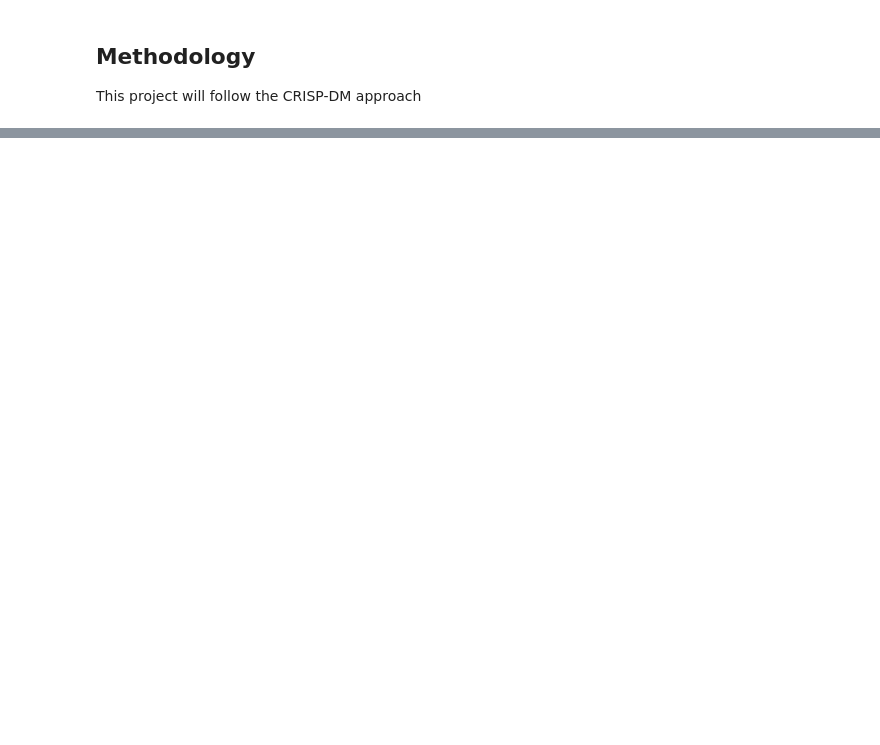
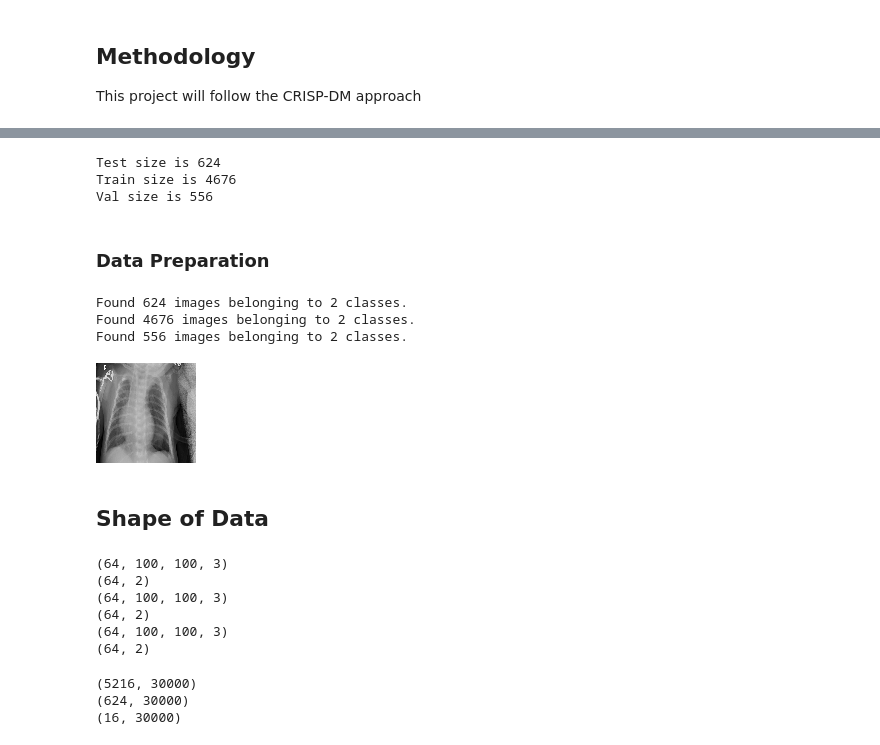
Before and after one commit to aggie2411/Detecting_Pneumonia, a Jupyter notebook: project.ipynb, the cells around one changed output, grey strips where cells are left out. Cells and saved outputs as stored; diff of their text form; code cells hidden in the pictures; blank space fills up the shorter version.

```diff
--- a/project.ipynb
+++ b/project.ipynb
@@ -19,0 +91,64 @@ The data was downloaded from [kaggle](https://www.kaggle.com/paultimothymooney/c
+# %%
+test_size = len(os.listdir(test_pneumonia))+len(os.listdir(test_normal))
+train_size = len(os.listdir(train_pneumonia))+len(os.listdir(train_normal))
+val_size = len(os.listdir(val_pneumonia))+len(os.listdir(val_normal))
+
+print('Test size is {}'.format(test_size))
+print('Train size is {}'.format(train_size))
+print('Val size is {}'.format(val_size))
+# %% [output]
+Test size is 624
+Train size is 4676
+Val size is 556
+# %% [markdown]
+### Data Preparation
+# %%
+generator = ImageDataGenerator(rescale=1.0/255.0)
+
+# Get all the data in the directory chest_xrays/test and resize
+test_gen = generator.flow_from_directory(
+        'chest_xray/test',
+        target_size=(100, 100),
+        batch_size=64)
+
+# Get all the data in the directory chest_xrays/train and resize
+train_gen = generator.flow_from_directory(
+        'chest_xray/train',
+        target_size=(100, 100),
+        batch_size=64)
+
+# create a validation dataset
+val_gen = generator.flow_from_directory(
+        'chest_xray/val',
+        target_size=(100, 100),
+        batch_size=64)
+# %% [output]
+Found 624 images belonging to 2 classes.
+Found 4676 images belonging to 2 classes.
+Found 556 images belonging to 2 classes.
+# %%
+# Create the datasets
+train_images, train_labels = next(train_gen)
+test_images, test_labels = next(test_gen)
+val_images, val_labels = next(val_gen)
+# %%
+# Create the datasets
+array_to_img(train_images[1])
+# %% [output]
+[figure, added]
+# %% [markdown]
+## Shape of Data
+# %%
+print(np.shape(train_images))
+print(np.shape(train_labels))
+print(np.shape(test_images))
+print(np.shape(test_labels))
+print(np.shape(val_images))
+print(np.shape(val_labels))
+# %% [output]
+(64, 100, 100, 3)
+(64, 2)
+(64, 100, 100, 3)
+(64, 2)
+(64, 100, 100, 3)
+(64, 2)
@@ -19,0 +164,8 @@ The data was downloaded from [kaggle](https://www.kaggle.com/paultimothymooney/c
+# %%
+print(train_img.shape)
+print(test_img.shape)
+print(val_img.shape)
+# %% [output]
+(5216, 30000)
+(624, 30000)
+(16, 30000)
```
Also changed, not shown: parts of 106 cells of this notebook, 3 other files.
